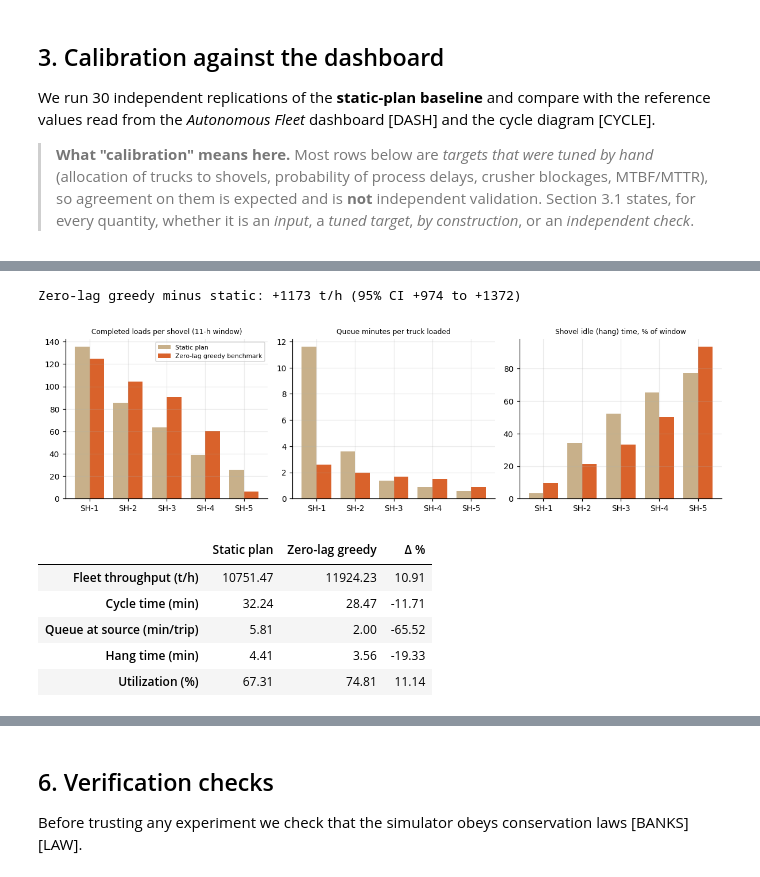
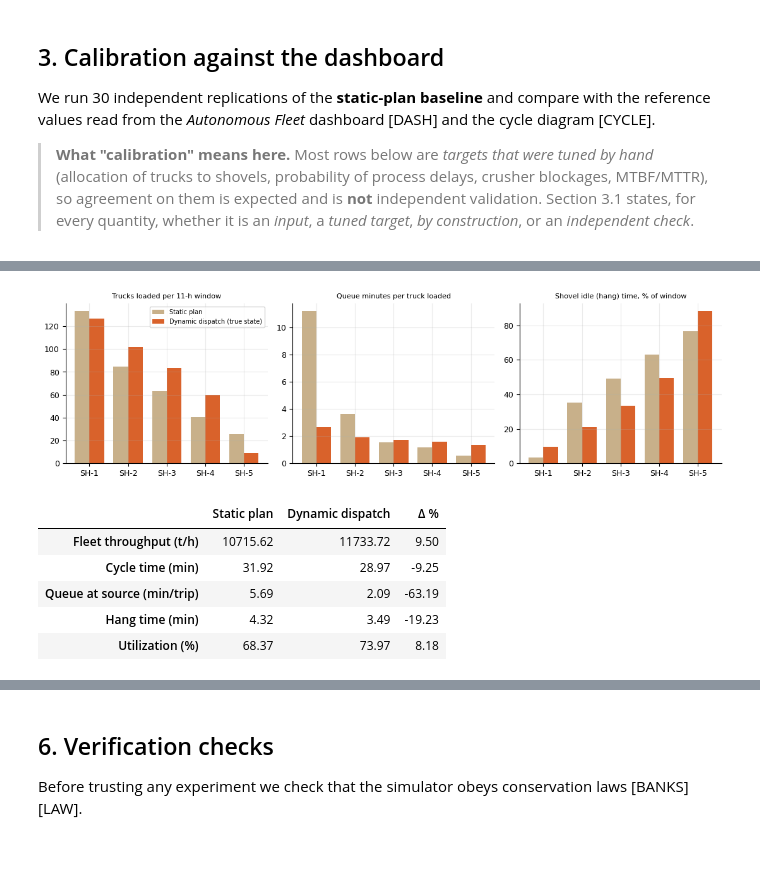
Before and after one commit to ka-means/ka-means.github.io, a Jupyter notebook: assets/notebooks/calibration-and-tum-accounting.ipynb, the cells around one changed output, grey strips where cells are left out. Drawn from its saved outputs; the diff is of its cells as text; code cells hidden in the pictures.

```diff
--- a/assets/notebooks/calibration-and-tum-accounting.ipynb
+++ b/assets/notebooks/calibration-and-tum-accounting.ipynb
@@ -453,7 +449,7 @@ class GreedyObs:
         est = []
         for a in range(s.M):
             e = max(s.p.te[a], c[a] * self.svc)
-            if dn[a]:
+            if dn[a] and not s.down[a] or dn[a]:
                 e += 60
             if self.noise:
                 e *= s.policy_rng.lognormal(0, self.noise)
@@ -474,10 +470,10 @@ def replicate(make_policy, n=20, seed0=0, keep_sims=False, **kw):
 
 
 def ci95(x):
-    """Two-sided 95% half-width using Student's t for the finite replication count."""
+    """Two-sided 95% half-width using Student's t distribution (correct for small replication counts)."""
     x = np.asarray(x, float)
     if len(x) < 2:
-        return float("nan")
+        return float('nan')
     return student_t.ppf(0.975, len(x) - 1) * x.std(ddof=1) / np.sqrt(len(x))
 
 
@@ -669,33 +664,28 @@ The baseline source queue is generated by the twin's assumed home allocation. Th
 # %%
 dyn = replicate(lambda: GreedyObs(0), n=30)
 sh = [f"SH-{a+1}" for a in range(5)]
 def per_shovel(df):
     L = np.vstack(df["loads"]); Q = np.vstack(df["qtime"]); I = np.vstack(df["idle"])
     return L.mean(0), (Q / np.maximum(L, 1)).mean(0), 100 * I.mean(0) / (P().T - P().warm)
 Ls, Qs, Is = per_shovel(base); Ld, Qd, Id = per_shovel(dyn)
 
 fig, axs = plt.subplots(1, 3, figsize=(11, 3.2))
 x = np.arange(5); w = 0.38
-for ax, (a, b, t) in zip(axs, [(Ls, Ld, "Completed loads per shovel (11-h window)"), (Qs, Qd, "Queue minutes per truck loaded"), (Is, Id, "Shovel idle (hang) time, % of window")]):
-    ax.bar(x - w/2, a, w, label="Static plan", color="#c8b08a"); ax.bar(x + w/2, b, w, label="Zero-lag greedy benchmark", color="#d9622b")
+for ax, (a, b, t) in zip(axs, [(Ls, Ld, "Trucks loaded per 11-h window"), (Qs, Qd, "Queue minutes per truck loaded"), (Is, Id, "Shovel idle (hang) time, % of window")]):
+    ax.bar(x - w/2, a, w, label="Static plan", color="#c8b08a"); ax.bar(x + w/2, b, w, label="Dynamic dispatch (true state)", color="#d9622b")
     ax.set_xticks(x); ax.set_xticklabels(sh); ax.set_title(t, fontsize=8)
 axs[0].legend(fontsize=7); plt.tight_layout(); plt.show()
 
 cmp = pd.DataFrame({"Static plan": [base[c].mean() for c in ["tph_fleet", "cycle_time", "queue_src", "hang_time", "utilization"]],
-                    "Zero-lag greedy": [dyn[c].mean() for c in ["tph_fleet", "cycle_time", "queue_src", "hang_time", "utilization"]]},
+                    "Dynamic dispatch": [dyn[c].mean() for c in ["tph_fleet", "cycle_time", "queue_src", "hang_time", "utilization"]]},
                    index=["Fleet throughput (t/h)", "Cycle time (min)", "Queue at source (min/trip)", "Hang time (min)", "Utilization (%)"])
-cmp["Δ %"] = 100 * (cmp["Zero-lag greedy"] / cmp["Static plan"] - 1)
+cmp["Δ %"] = 100 * (cmp["Dynamic dispatch"] / cmp["Static plan"] - 1)
 display(cmp.round(2))
-# Seed-indexed difference; identical seed indices do not imply identical event histories once policies diverge.
-
-d_throughput = dyn.tph_fleet.values - base.tph_fleet.values
-print(f"Zero-lag greedy minus static: {d_throughput.mean():+.0f} t/h (95% CI {d_throughput.mean()-ci95(d_throughput):+.0f} to {d_throughput.mean()+ci95(d_throughput):+.0f})")
 # %% [output]
-Zero-lag greedy minus static: +1173 t/h (95% CI +974 to +1372)
-[figure, old version]
+[figure, new version]
-|  | Static plan | Zero-lag greedy | Δ % |
-| Fleet throughput (t/h) | 10751.47 | 11924.23 | 10.91 |
-| Cycle time (min) | 32.24 | 28.47 | -11.71 |
-| Queue at source (min/trip) | 5.81 | 2.00 | -65.52 |
-| Hang time (min) | 4.41 | 3.56 | -19.33 |
-| Utilization (%) | 67.31 | 74.81 | 11.14 |
+|  | Static plan | Dynamic dispatch | Δ % |
+| Fleet throughput (t/h) | 10715.62 | 11733.72 | 9.50 |
+| Cycle time (min) | 31.92 | 28.97 | -9.25 |
+| Queue at source (min/trip) | 5.69 | 2.09 | -63.19 |
+| Hang time (min) | 4.32 | 3.49 | -19.23 |
+| Utilization (%) | 68.37 | 73.97 | 8.18 |
```
Also changed, not shown: parts of 30 cells of this notebook, 7 other files.
